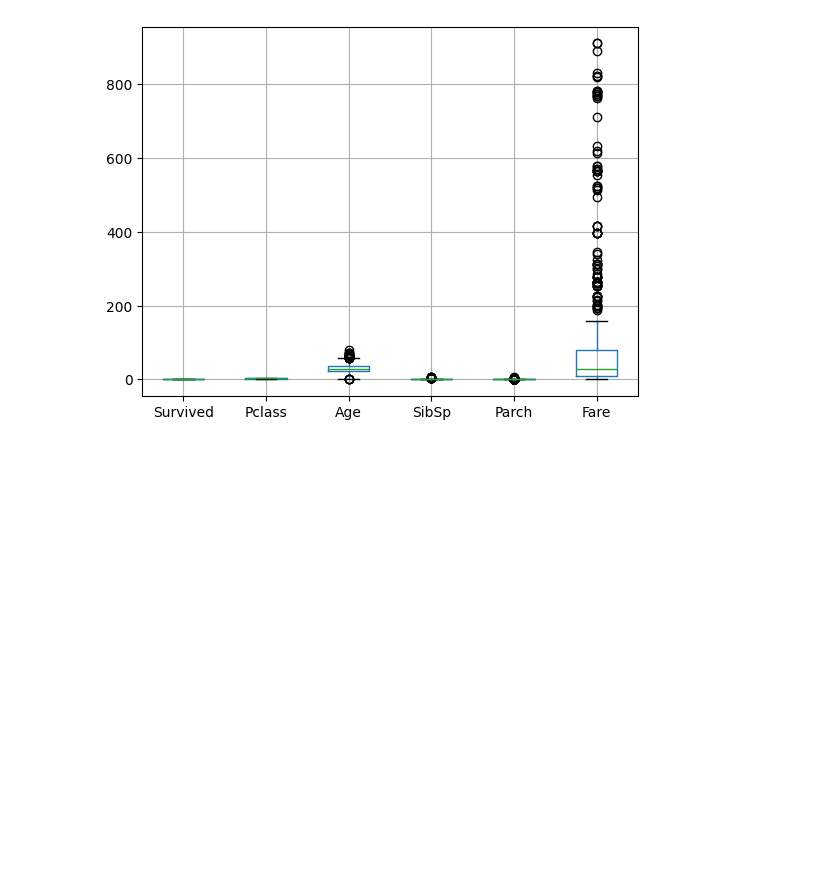
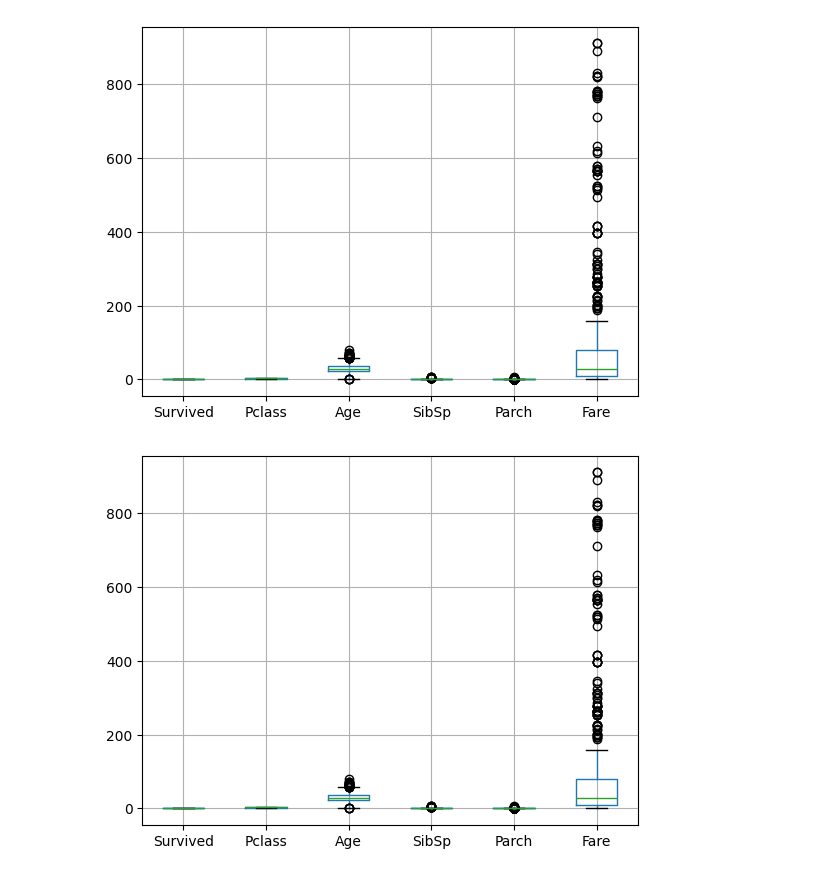
Before and after one commit to Rafluz/Titanic, a Jupyter notebook: praprocesingCO.ipynb, the cells around one changed output. Saved outputs shown, nothing was run; the diff lists cells and outputs as text; code cells hidden in the pictures; blank space fills up the shorter version.

```diff
--- a/praprocesingCO.ipynb
+++ b/praprocesingCO.ipynb
@@ -230,0 +240,5 @@ plt.show()
+# %%
+dstitanic.boxplot()
+plt.show()
+# %% [output]
+[figure, added]
```
Also changed, not shown: parts of 8 cells of this notebook.
